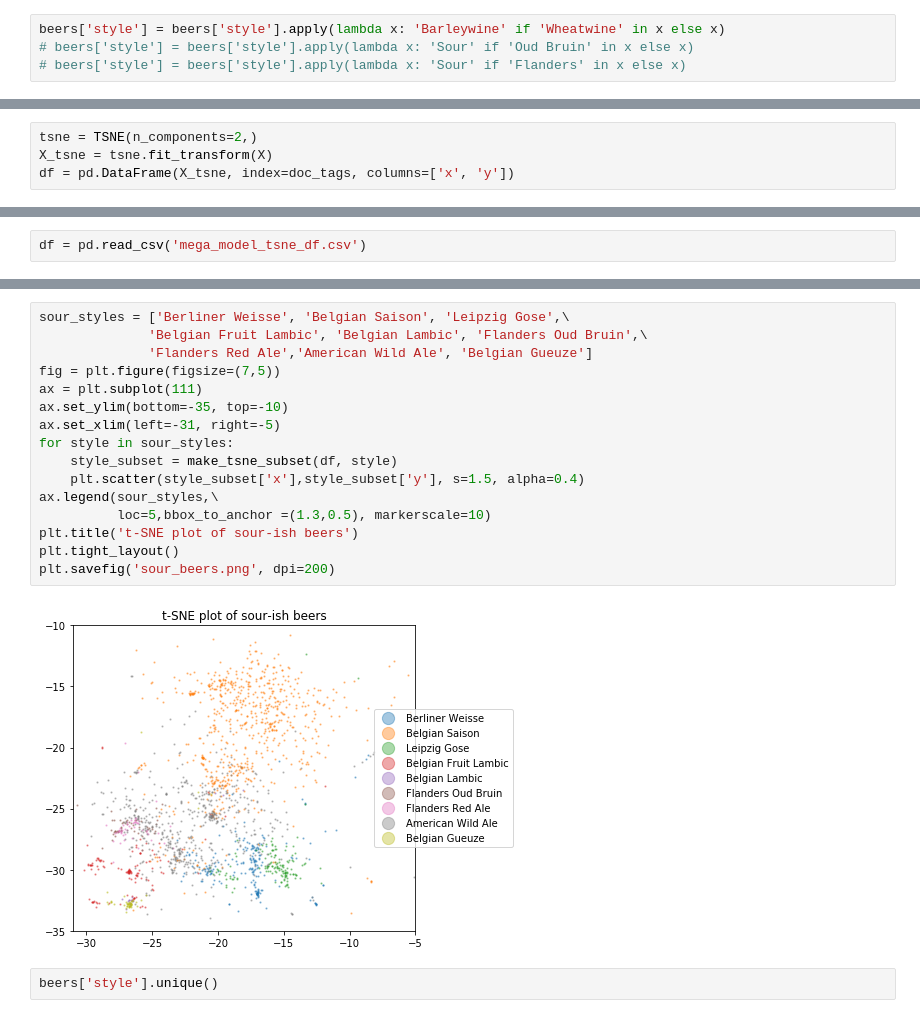
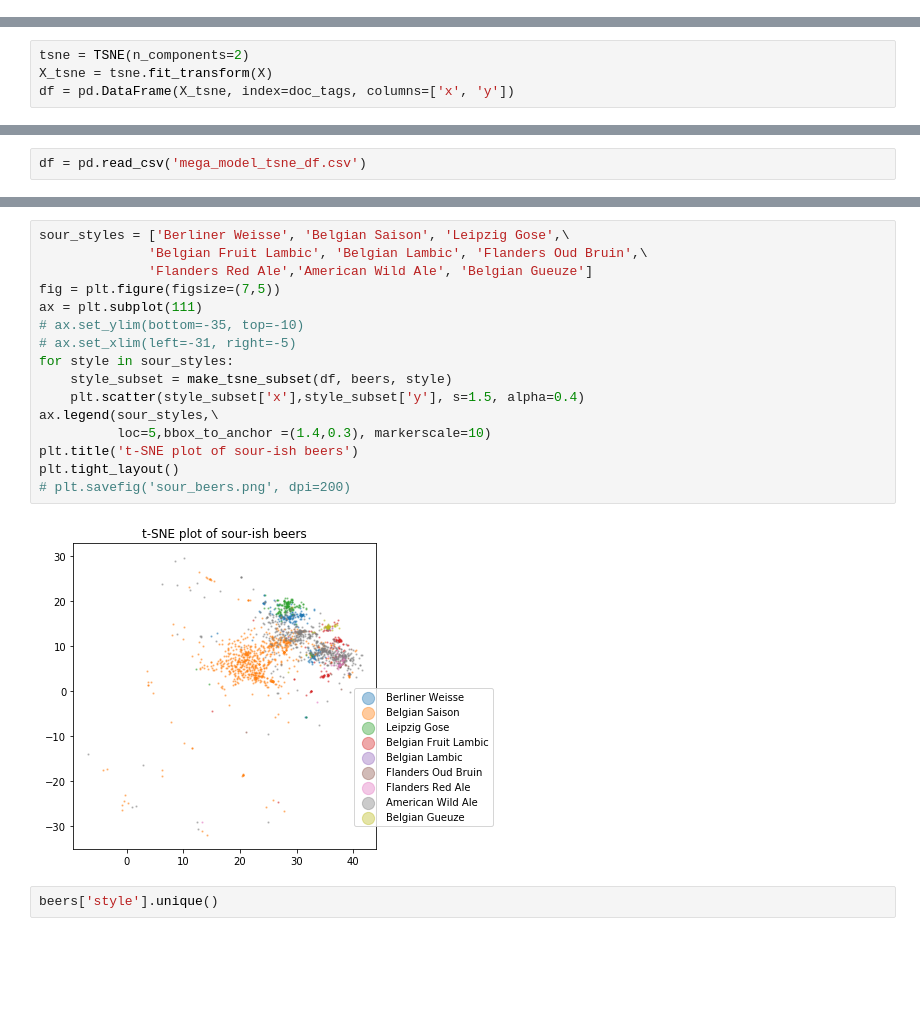
Before and after one commit to aabrahamson3/beer30, a Jupyter notebook: Doc2Vec.ipynb, the cells around one changed output, grey strips where cells are left out. Drawn from its saved outputs; the diff is of its cells as text; blank space fills up the shorter version.

```diff
--- a/Doc2Vec.ipynb
+++ b/Doc2Vec.ipynb
@@ -101,7 +94,3 @@ beers['style'] = beers['style'].apply(lambda x: 'German' if 'German' in x else x
 beers['style'] = beers['style'].apply(lambda x: 'Pale' if 'Pale' in x else x)
 beers['style'] = beers['style'].apply(lambda x: 'Barleywine' if 'Barleywine' in x else x)
 # beers['style'] = beers['style'].apply(lambda x: 'Belgian' if 'Belgian' in x else x)
-# %%
-beers['style'] = beers['style'].apply(lambda x: 'Barleywine' if 'Wheatwine' in x else x)
-# beers['style'] = beers['style'].apply(lambda x: 'Sour' if 'Oud Bruin' in x else x)
-# beers['style'] = beers['style'].apply(lambda x: 'Sour' if 'Flanders' in x else x)
@@ -111,7 +104,7 @@ beers['id'] = beers['id'].astype(str)
 doc_tags = list(model.docvecs.doctags.keys())
 X = model[doc_tags]
 # %%
-tsne = TSNE(n_components=2,)
+tsne = TSNE(n_components=2)
 X_tsne = tsne.fit_transform(X)
 df = pd.DataFrame(X_tsne, index=doc_tags, columns=['x', 'y'])
 # %%
@@ -153,21 +149,21 @@ plt.savefig('dark_beers.png', dpi=200)
 # %%
 sour_styles = ['Berliner Weisse', 'Belgian Saison', 'Leipzig Gose',\
               'Belgian Fruit Lambic', 'Belgian Lambic', 'Flanders Oud Bruin',\
               'Flanders Red Ale','American Wild Ale', 'Belgian Gueuze']
 fig = plt.figure(figsize=(7,5))
 ax = plt.subplot(111)
-ax.set_ylim(bottom=-35, top=-10)
-ax.set_xlim(left=-31, right=-5)
+# ax.set_ylim(bottom=-35, top=-10)
+# ax.set_xlim(left=-31, right=-5)
 for style in sour_styles:
-    style_subset = make_tsne_subset(df, style)
+    style_subset = make_tsne_subset(df, beers, style)
     plt.scatter(style_subset['x'],style_subset['y'], s=1.5, alpha=0.4)
 ax.legend(sour_styles,\
-          loc=5,bbox_to_anchor =(1.3,0.5), markerscale=10)
+          loc=5,bbox_to_anchor =(1.4,0.3), markerscale=10)
 plt.title('t-SNE plot of sour-ish beers')
 plt.tight_layout()
-plt.savefig('sour_beers.png', dpi=200)
+# plt.savefig('sour_beers.png', dpi=200)
 # %% [output]
-[figure, old version]
+[figure, new version]
 # %%
 beers['style'].unique()
 # %% [output]
```
Also changed, not shown: parts of 7 cells of this notebook.
